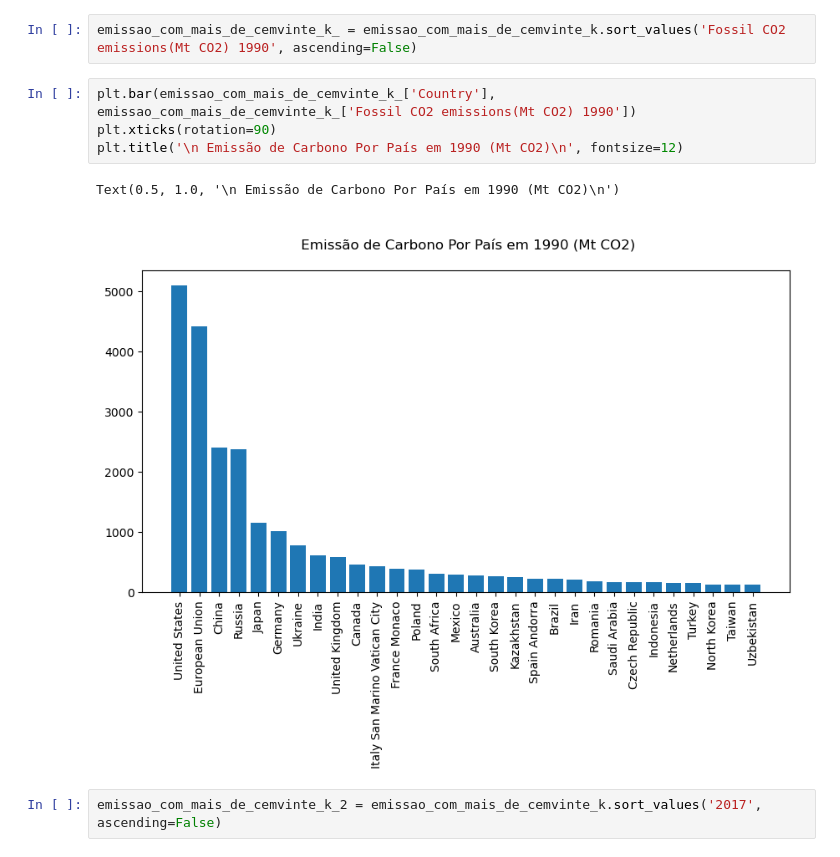
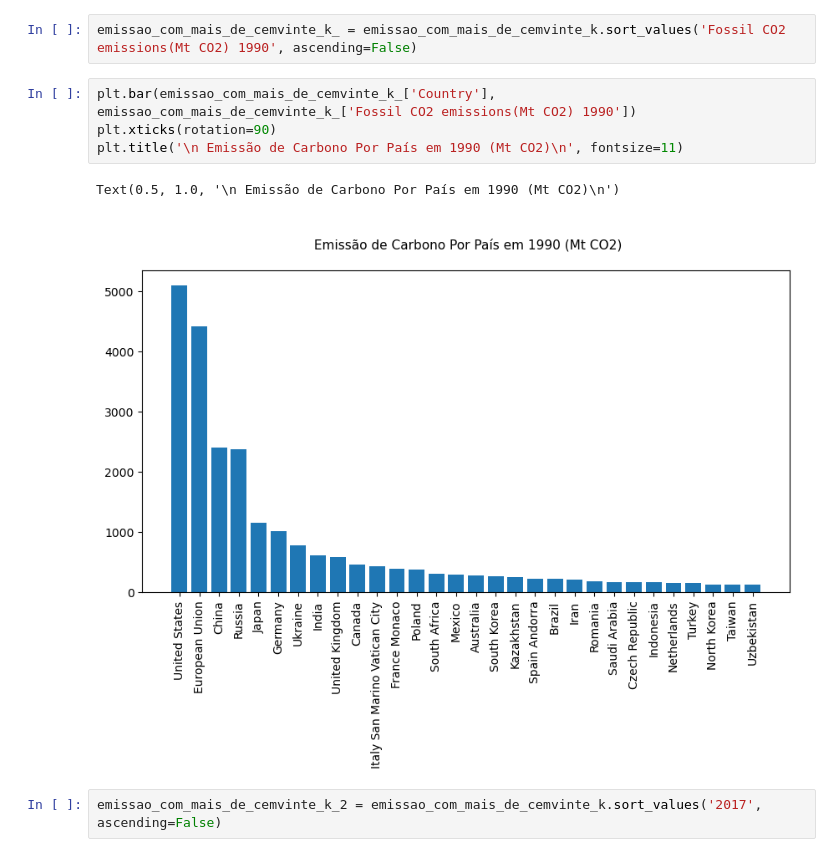
Before and after one commit to henriquecarvalho-maker/Emiss-o-de-Carbono-por-Pais, a Jupyter notebook: analise_carbono_pais.ipynb, the cells around one changed output. Cells and saved outputs as stored; diff of their text form.

```diff
--- a/analise_carbono_pais.ipynb
+++ b/analise_carbono_pais.ipynb
@@ -106,10 +106,10 @@ emissao_com_mais_de_cemvinte_k_ = emissao_com_mais_de_cemvinte_k.sort_values('Fo
 # %%
 plt.bar(emissao_com_mais_de_cemvinte_k_['Country'], emissao_com_mais_de_cemvinte_k_['Fossil CO2 emissions(Mt CO2) 1990'])
 plt.xticks(rotation=90)
-plt.title('\n Emissão de Carbono Por País em 1990 (Mt CO2)\n', fontsize=12)
+plt.title('\n Emissão de Carbono Por País em 1990 (Mt CO2)\n', fontsize=11)
 # %% [output]
 Text(0.5, 1.0, '\n Emissão de Carbono Por País em 1990 (Mt CO2)\n')
-[figure, old version]
+[figure, new version]
 # %%
 emissao_com_mais_de_cemvinte_k_2 = emissao_com_mais_de_cemvinte_k.sort_values('2017', ascending=False)
 # %%
```
Also changed, not shown: parts of 4 cells of this notebook.
